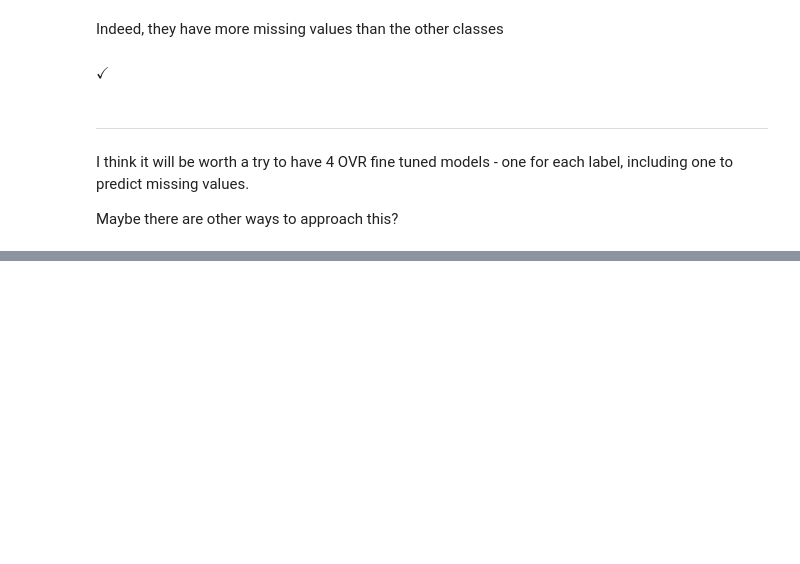
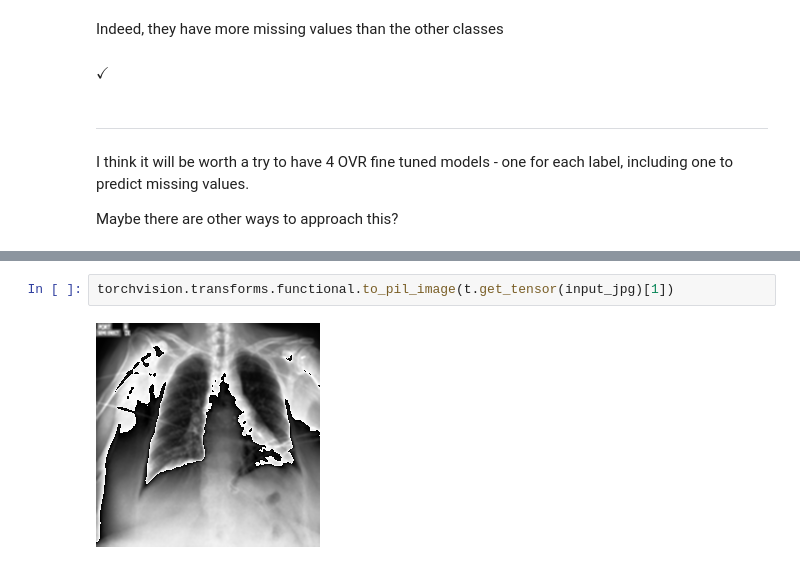
Before and after one commit to kevinfleisher/CS156b, a Jupyter notebook: Notebooks/examining_train_data.ipynb, the cells around one changed output, grey strips where cells are left out. Saved outputs shown, nothing was run; the diff lists cells and outputs as text; blank space fills up the shorter version.

```diff
--- a/Notebooks/examining_train_data.ipynb
+++ b/Notebooks/examining_train_data.ipynb
@@ -378,0 +694,4 @@ Maybe there are other ways to approach this?
+# %%
+torchvision.transforms.functional.to_pil_image(t.get_tensor(input_jpg)[1])
+# %% [output]
+[figure, added]
```
Also changed, not shown: parts of 30 cells of this notebook.
